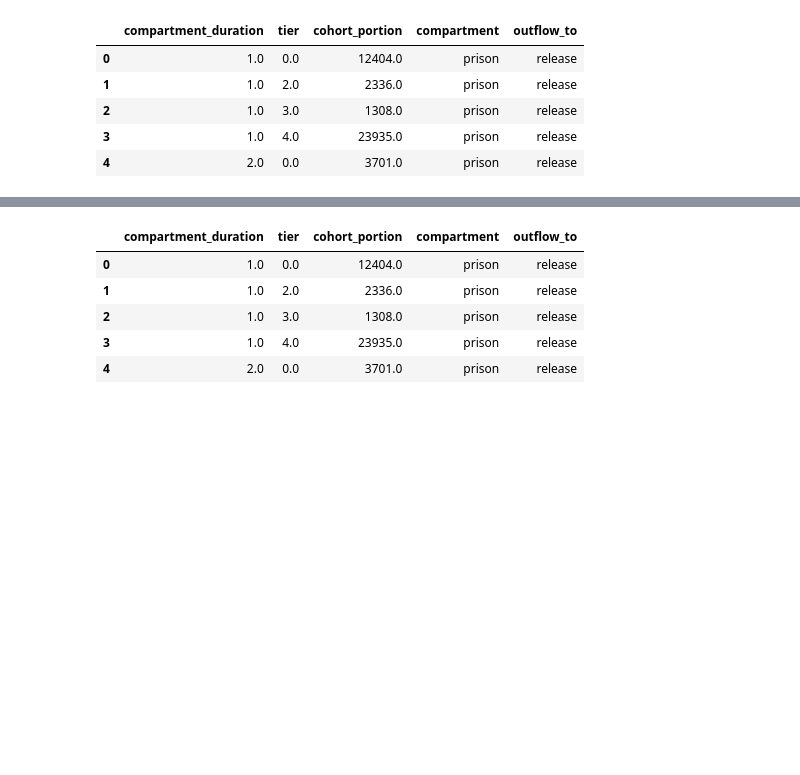
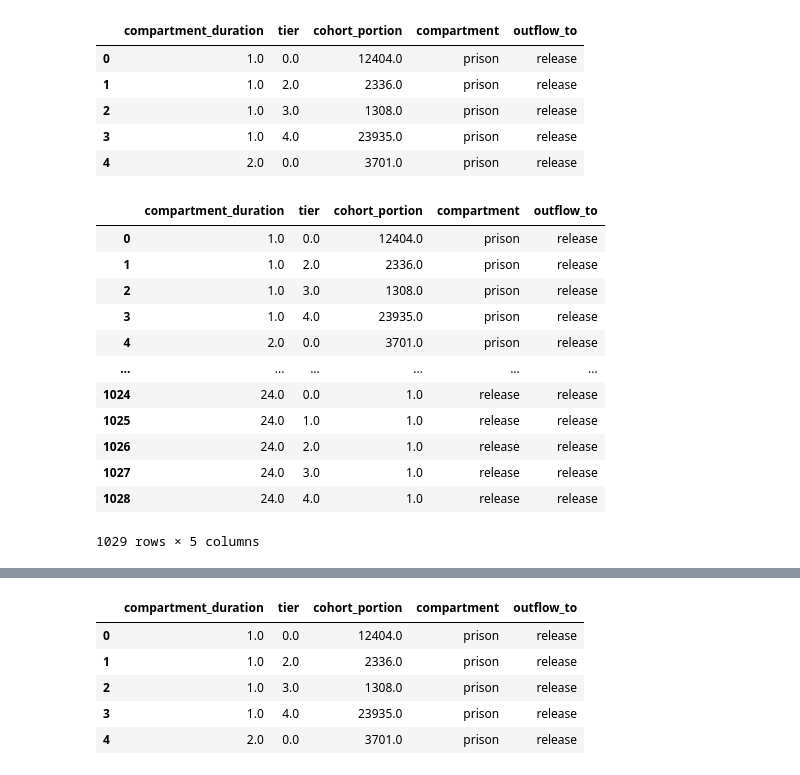
Before and after one commit to stanford-decarceration-collective/stanford-decarceration-collective, a Jupyter notebook: notebooks/aclu_second_look-Copy1.ipynb, the cells around one changed output, grey strips where cells are left out. Saved outputs shown, nothing was run; the diff lists cells and outputs as text; code cells hidden in the pictures; blank space fills up the shorter version.

```diff
--- a/notebooks/aclu_second_look-Copy1.ipynb
+++ b/notebooks/aclu_second_look-Copy1.ipynb
@@ -386,6 +386,22 @@ transitions_data.head()
 | 2 | 1.0 | 3.0 | 1308.0 | prison | release |
 | 3 | 1.0 | 4.0 | 23935.0 | prison | release |
 | 4 | 2.0 | 0.0 | 3701.0 | prison | release |
+# %%
+transitions_data
+# %% [output]
+|  | compartment_duration | tier | cohort_portion | compartment | outflow_to |
+| 0 | 1.0 | 0.0 | 12404.0 | prison | release |
+| 1 | 1.0 | 2.0 | 2336.0 | prison | release |
+| 2 | 1.0 | 3.0 | 1308.0 | prison | release |
+| 3 | 1.0 | 4.0 | 23935.0 | prison | release |
+| 4 | 2.0 | 0.0 | 3701.0 | prison | release |
+| ... | ... | ... | ... | ... | ... |
+| 1024 | 24.0 | 0.0 | 1.0 | release | release |
+| 1025 | 24.0 | 1.0 | 1.0 | release | release |
+| 1026 | 24.0 | 2.0 | 1.0 | release | release |
+| 1027 | 24.0 | 3.0 | 1.0 | release | release |
+| 1028 | 24.0 | 4.0 | 1.0 | release | release |
+1029 rows × 5 columns
 # %%
 #Create alternate transitions table for policy scenario
 
```
Also changed, not shown: parts of 4 cells of this notebook.
